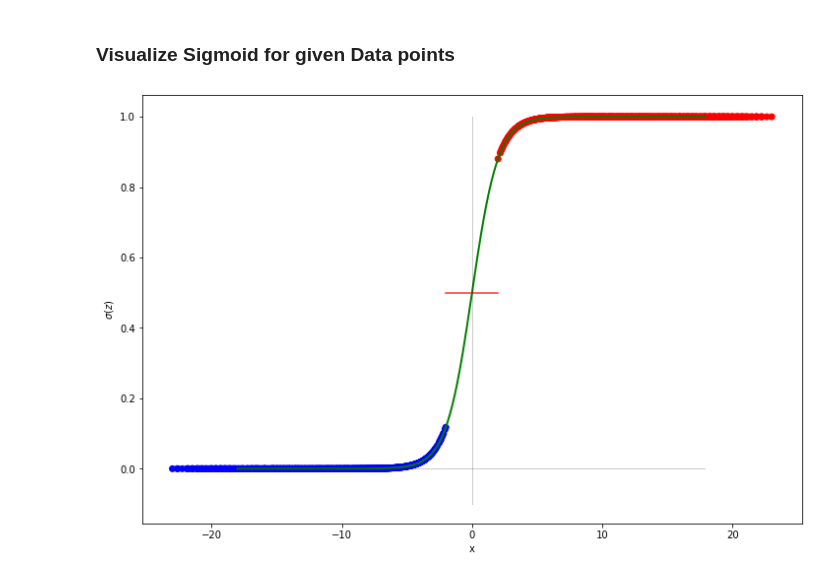
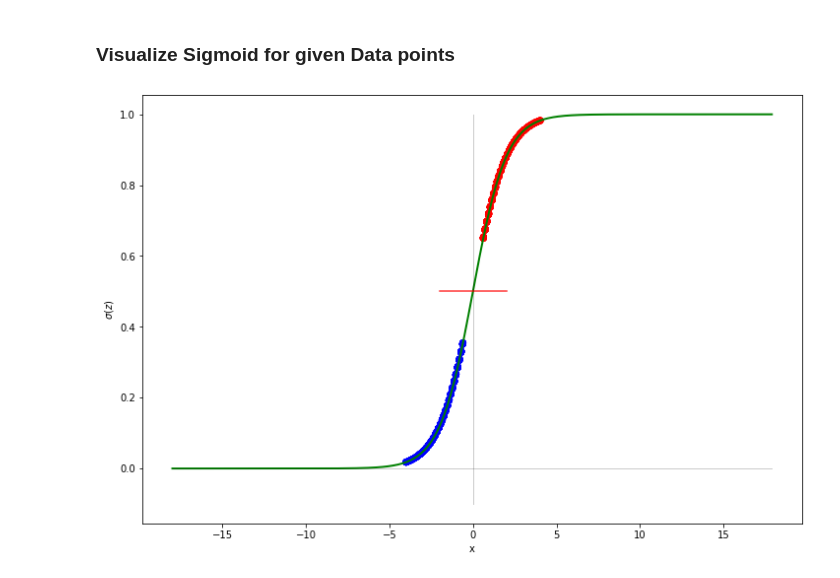
Before and after one commit to learning-ml/MachineLearning, a Jupyter notebook: 09 Learning - Logistics Gradient Descent.ipynb, the cells around one changed output. Saved outputs shown, nothing was run; the diff lists cells and outputs as text; code cells hidden in the pictures.

```diff
--- a/09 Learning - Logistics Gradient Descent.ipynb
+++ b/09 Learning - Logistics Gradient Descent.ipynb
@@ -8,0 +71,8 @@ https://towardsdatascience.com/logistic-regression-detailed-overview-46c4da4303b
+# %%
+z = np.arange(-10, 10, 0.001)
+px=(1/(1+np.exp(-z)))
+plt.plot(z,px ,color='g' ,linewidth=2,alpha=1)
+plt.xlabel('z = $h(x)$')
+plt.ylabel('$P(X)$')
+plt.title('sigmoid')
+plt.show()
@@ -167,21 +234,20 @@ def sigmoid(z):
     return 1/(1 + np.exp(-z))
 # %%
 def computeCost(weights,X,Y):
-    n = X.shape[0]
-    hx=np.matmul( X,weights)                      #Hypothesis
+    n = Y.shape[0]
+    hx=np.matmul(X,weights)                      #Hypothesis
     Y_hat=sigmoid(hx)
     term1=np.sum(np.multiply(Y,np.log(Y_hat)))
-    term2=np.sum(np.multiply(np.subtract(1,Y),np.log(1-Y_hat)))
-    J=(-1/n)*(term1+term2)
+    term2=np.sum(np.multiply((1-Y),np.log(1-Y_hat)))
+    J=-(1/n)*(term1+term2)
     return J
 # %% [markdown]
 <h5> Initialization
 # %%
-batchSize=len(Y)         #no of Examples
-iterations = 10000
-alpha = 0.9
-learningDecayRate=0.999998
-featureCount=inputX.shape[1]
+batchSize=Y.shape[0]        #no of Examples
+iterations = 1000
+alpha = 0.0001
+featureCount=X.shape[1]
 weights=np.zeros((featureCount, 1)) #initialize Weight Paramters
 dW=np.zeros((featureCount, 1))
 lossList=np.zeros((iterations,1),dtype=float)  #for plotting loss curve
@@ -190,20 +260,17 @@ lossList=np.zeros((iterations,1),dtype=float)  #for plotting loss curve
 # %%
 
 for k in range(iterations):
-    #nth iteration
-    t=k+1
 
     #Hypothesis
-    hx=np.matmul( inputX,weights)
+    hx=np.matmul(X,weights)
 
     Y_hat=sigmoid(hx)
 
     #Loss
     loss=Y_hat-Y
 
-
     #derivative
-    dW=np.matmul(inputX.T,loss)  #Derivative
+    dW=np.matmul(X.T,loss)  #Derivative
 
 
 
@@ -211,7 +278,7 @@ for k in range(iterations):
     weights=weights - (alpha/batchSize)*dW                           #Simple
 
     #Compute Loss for Plotting
-    lossList[k]=computeCost(weights,inputX,Y)
+    lossList[k]=computeCost(weights,X,Y)
 
-print("{0:.15f}".format(lossList[iterations-1][0]))
+print("{0:.15f}".format(computeCost(weights,X,Y)))
 # %% [output]
@@ -304,21 +367,20 @@ plt.show()
 # %% [markdown]
 <h3> Visualize Sigmoid for given Data points
 # %%
-XNorm=NormalizeInput(X,SMean,SDev)
-inputX=mapFeature(XNorm,degree)
-fx=np.matmul(inputX, weights)
+
+fx=np.matmul(X,weights)
 hx=sigmoid(fx)
 plt.figure(figsize=(12,8))
 plt.scatter(fx,hx,c=np.round(hx), cmap=cmap)
 
 x = np.arange(-18, 18, 0.1)
 g = sigmoid(x)
 plt.plot(x, g,color='g' ,linewidth=2,alpha=1)
 plt.plot(x, x*0,color='k',linewidth=1,alpha=0.2)
 plt.plot([-2,0,2], [0.5,0.5,0.5],color='r',alpha=0.8)
 plt.plot([0,0], [-0.1,1],color='k',linewidth=1,alpha=0.2)
 plt.xlabel('x')
 plt.ylabel('$\sigma(z)$')
 plt.show()
 # %% [output]
-[figure, old version]
+[figure, new version]
```
Also changed, not shown: parts of 26 cells of this notebook, 6 other files.
